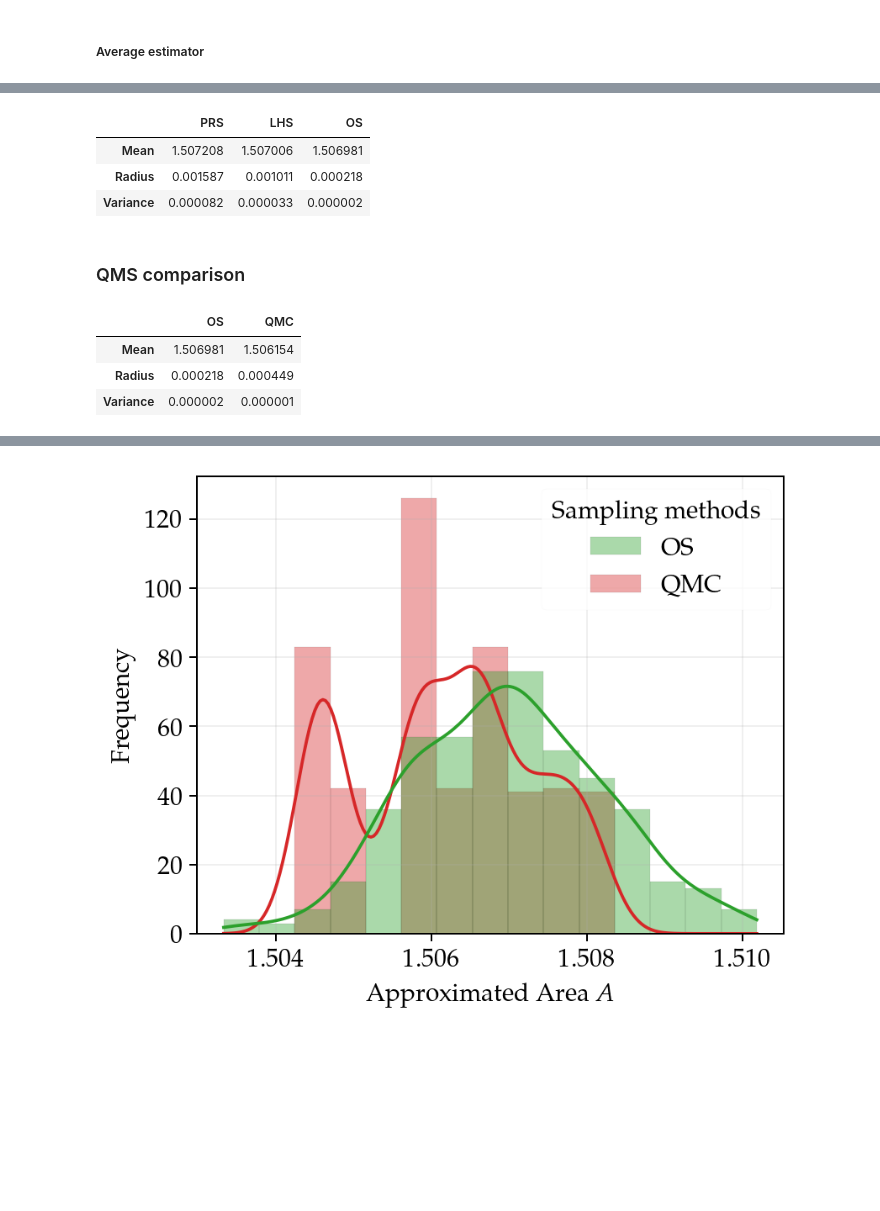
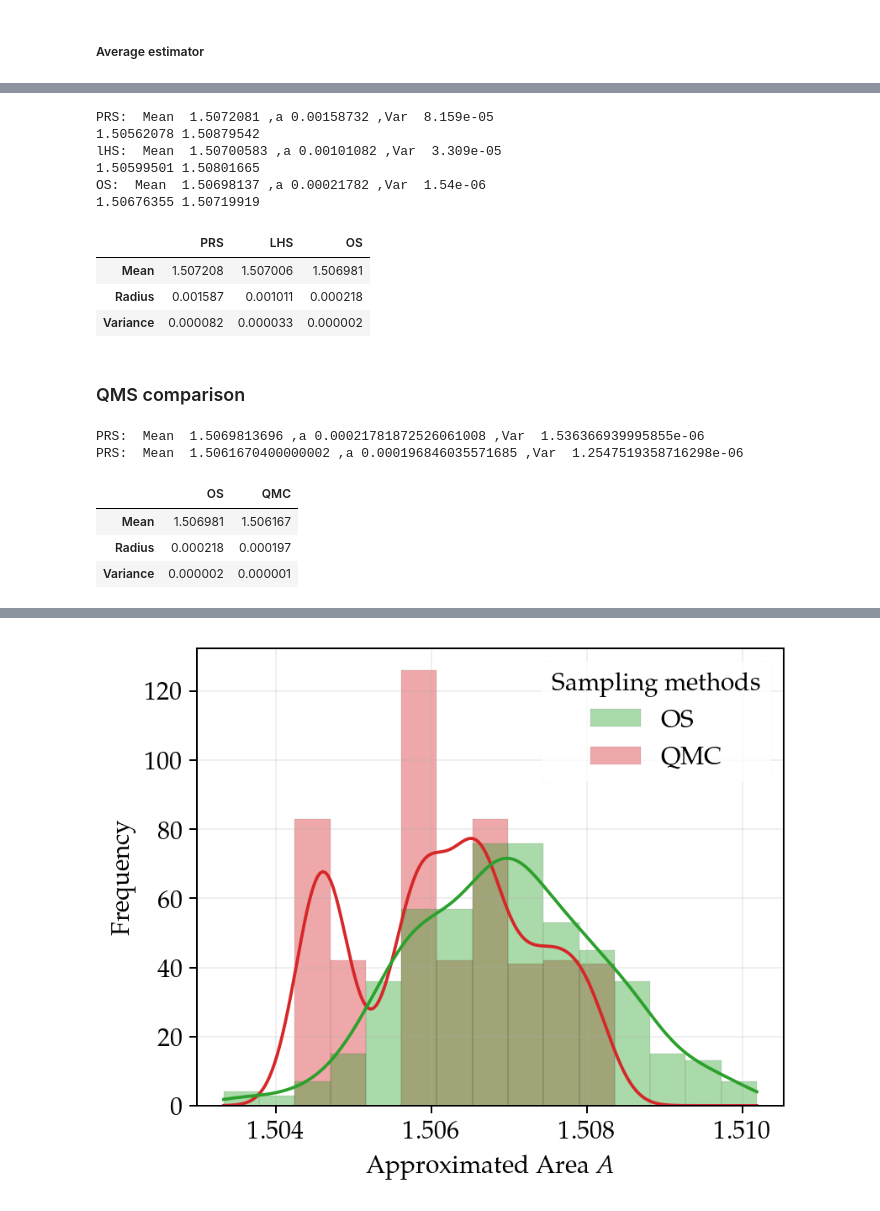
Before and after one commit to soudy/stoch-simulation-assignment1, a Jupyter notebook: notebooks/Mandelbrot_Monte_Carlo.ipynb, the cells around one changed output, grey strips where cells are left out. Drawn from its saved outputs; the diff is of its cells as text; code cells hidden in the pictures; blank space fills up the shorter version.

```diff
--- a/notebooks/Mandelbrot_Monte_Carlo.ipynb
+++ b/notebooks/Mandelbrot_Monte_Carlo.ipynb
@@ -592,11 +592,26 @@ a_OS = sp_confidence_interval(Approx_areas_list_OS_Av_est)
 Var_OS = np.var(Approx_areas_list_OS_Av_est, ddof = 1)
 
 
+print("PRS: ", "Mean ", round(Mean_Uni, 8),",a", round(a_Uni,8), ",Var ", round(Var_Uni,8))
+print(round(Mean_Uni - a_Uni, 8), round(Mean_Uni + a_Uni, 8))
+print("lHS: ", "Mean ", round(Mean_LHS, 8),",a", round(a_LHS, 8), ",Var ", round(Var_LHS, 8))
+print(round(Mean_LHS - a_LHS, 8), round(Mean_LHS + a_LHS, 8))
+print("OS: ", "Mean ", round(Mean_OS, 8),",a", round(a_OS, 8), ",Var ", round(Var_OS,8))
+print(round(Mean_OS - a_OS, 8), round(Mean_OS + a_OS, 8))
+
+
+
 table = pd.DataFrame(np.array([[Mean_Uni, Mean_LHS, Mean_OS], [a_Uni, a_LHS, a_OS], [Var_Uni, Var_LHS, Var_OS]]),
                   columns=['PRS', 'LHS', 'OS'], index = ['Mean', 'Radius', 'Variance'])
 
 display(table)
 # %% [output]
+PRS:  Mean  1.5072081 ,a 0.00158732 ,Var  8.159e-05
+1.50562078 1.50879542
+lHS:  Mean  1.50700583 ,a 0.00101082 ,Var  3.309e-05
+1.50599501 1.50801665
+OS:  Mean  1.50698137 ,a 0.00021782 ,Var  1.54e-06
+1.50676355 1.50719919
 |  | PRS | LHS | OS |
 | Mean | 1.507208 | 1.507006 | 1.506981 |
 | Radius | 0.001587 | 0.001011 | 0.000218 |
@@ -616,25 +631,29 @@ Approx_areas_list_QMS_av_est = sum(Approx_areas_list_I_QMS, [])
 # %%
 #Table
 
 
 Mean_OS = np.mean(Approx_areas_list_OS_Av_est)
 a_OS = sp_confidence_interval(Approx_areas_list_OS_Av_est)
 Var_OS = np.var(Approx_areas_list_OS_Av_est, ddof = 1)
 
-Mean_QMS = np.mean(Approx_areas_list_I_QMS_av_est)
-a_QMS = sp_confidence_interval(Approx_areas_list_I_QMS_av_est)
+Mean_QMS = np.mean(Approx_areas_list_QMS_av_est)
+a_QMS = sp_confidence_interval(Approx_areas_list_QMS_av_est)
 Var_QMS = np.var(Approx_areas_list_QMS_av_est, ddof = 1)
 
+print("PRS: ", "Mean ", Mean_OS,",a", a_OS, ",Var ", Var_OS)
+print("PRS: ", "Mean ", Mean_QMS,",a", a_QMS, ",Var ", Var_QMS)
 
 
 table = pd.DataFrame(np.array([[Mean_OS, Mean_QMS], [a_OS, a_QMS], [Var_OS, Var_QMS]]),
                   columns=[ 'OS', 'QMC'], index = ['Mean', 'Radius', 'Variance'])
 
 display(table)
 # %% [output]
+PRS:  Mean  1.5069813696 ,a 0.00021781872526061008 ,Var  1.536366939995855e-06
+PRS:  Mean  1.5061670400000002 ,a 0.000196846035571685 ,Var  1.2547519358716298e-06
 |  | OS | QMC |
-| Mean | 1.506981 | 1.506154 |
-| Radius | 0.000218 | 0.000449 |
+| Mean | 1.506981 | 1.506167 |
+| Radius | 0.000218 | 0.000197 |
 | Variance | 0.000002 | 0.000001 |
 # %%
 fig = plt.figure(figsize=(5, 4))
```
Also changed, not shown: parts of 4 cells of this notebook.
